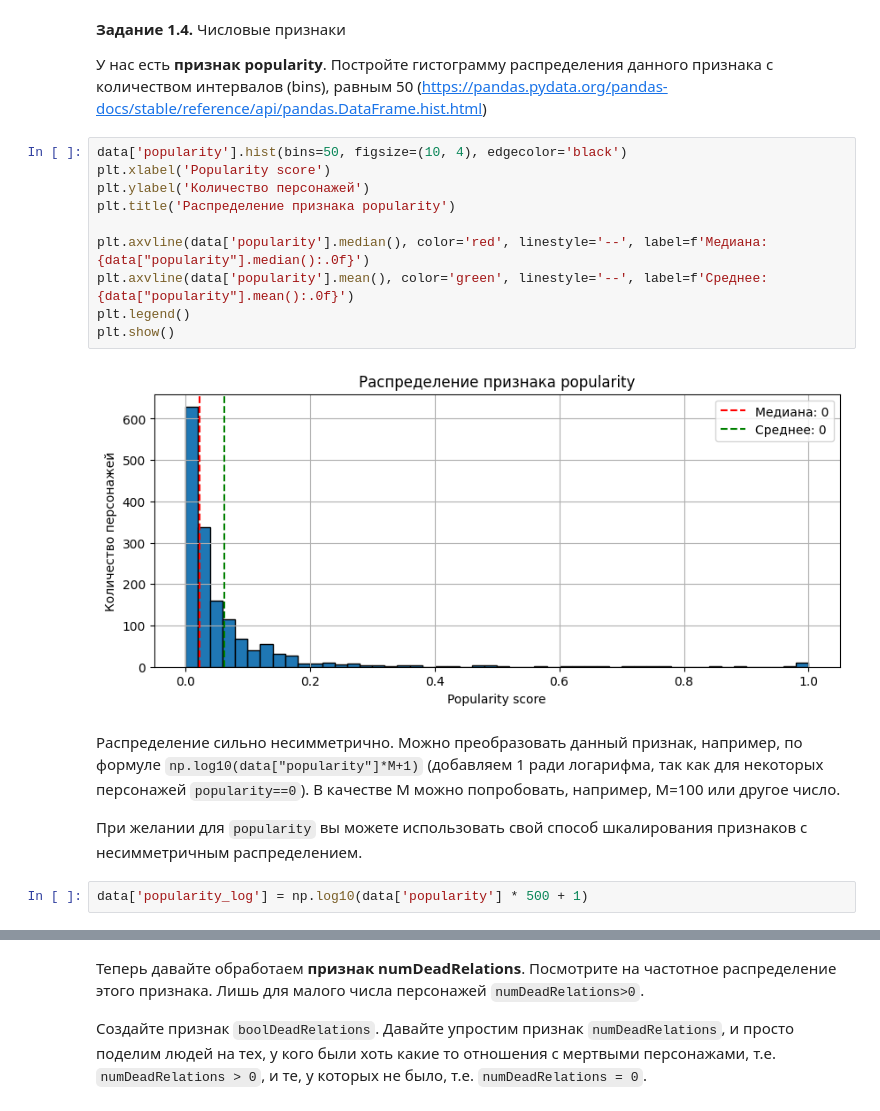
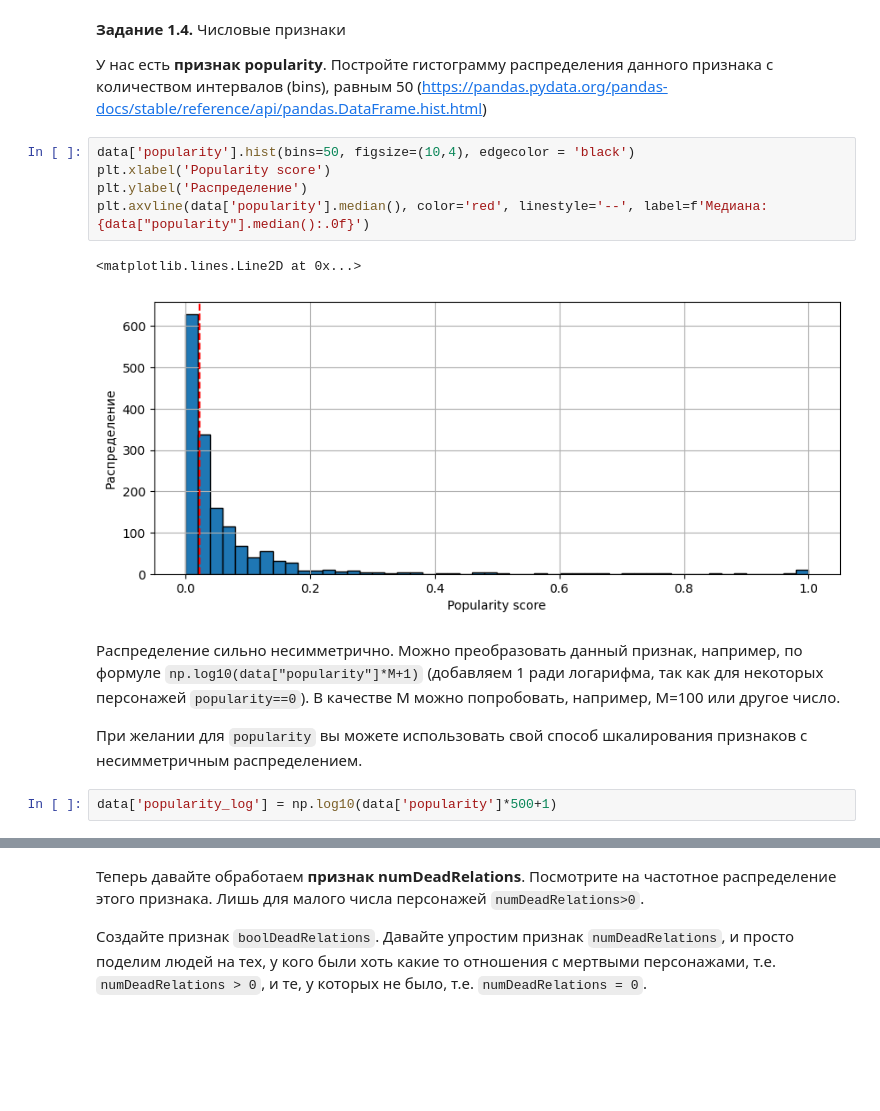
Before and after one commit to Lisa15080/Git-Help, a Jupyter notebook: week_01_ml_intro/Homework/hw_1_game_of_thrones.ipynb, the cells around one changed output, grey strips where cells are left out. Saved outputs shown, nothing was run; the diff lists cells and outputs as text; blank space fills up the shorter version.

```diff
--- a/week_01_ml_intro/Homework/hw_1_game_of_thrones.ipynb
+++ b/week_01_ml_intro/Homework/hw_1_game_of_thrones.ipynb
@@ -228,20 +190,16 @@ print(f"<20%: {len(cols_low)} столбцов — {cols_low}")
 
 У нас есть **признак popularity**. Постройте гистограмму распределения данного признака с количеством интервалов (bins), равным 50 (https://pandas.pydata.org/pandas-docs/stable/reference/api/pandas.DataFrame.hist.html)
 # %%
-data['popularity'].hist(bins=50, figsize=(10, 4), edgecolor='black')
+data['popularity'].hist(bins=50, figsize=(10,4), edgecolor = 'black')
 plt.xlabel('Popularity score')
-plt.ylabel('Количество персонажей')
-plt.title('Распределение признака popularity')
-
+plt.ylabel('Распределение')
 plt.axvline(data['popularity'].median(), color='red', linestyle='--', label=f'Медиана: {data["popularity"].median():.0f}')
-plt.axvline(data['popularity'].mean(), color='green', linestyle='--', label=f'Среднее: {data["popularity"].mean():.0f}')
-plt.legend()
-plt.show()
 # %% [output]
+<matplotlib.lines.Line2D at 0x...>
-[figure, old version]
+[figure, new version]
 # %% [markdown]
 Распределение сильно несимметрично. Можно преобразовать данный признак, например, по формуле `np.log10(data["popularity"]*M+1)` (добавляем 1 ради логарифма, так как для некоторых персонажей `popularity==0`). В качестве M можно попробовать, например, M=100 или другое число.
 
 При желании для `popularity` вы можете использовать свой способ шкалирования признаков с несимметричным распределением.
 # %%
-data['popularity_log'] = np.log10(data['popularity'] * 500 + 1)
+data['popularity_log'] = np.log10(data['popularity']*500+1)
```
Also changed, not shown: parts of 63 cells of this notebook.
